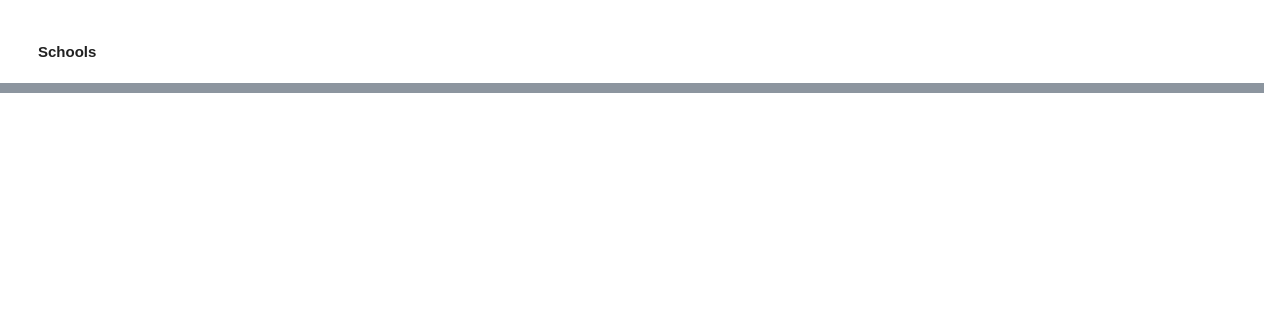
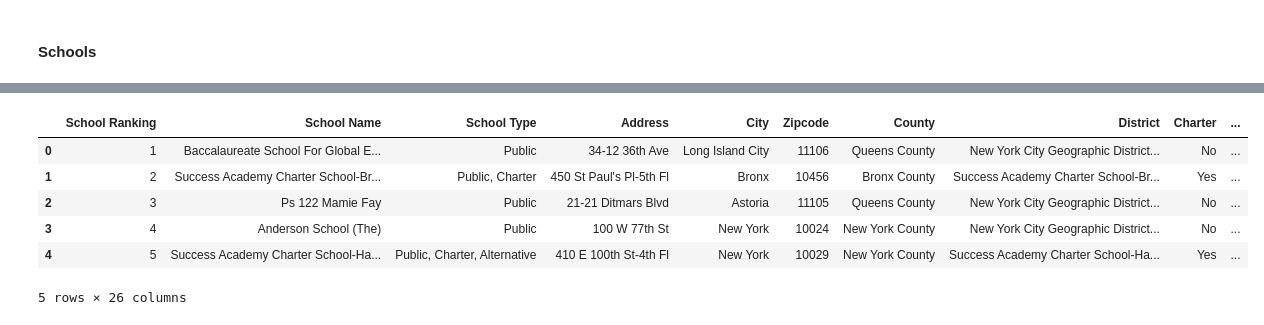
Before and after one commit to shadeetabasi/NYC-Challenge-Final, a Jupyter notebook: python_files/CSV to HTML.ipynb, the cells around one changed output, grey strips where cells are left out. Cells and saved outputs as stored; diff of their text form; code cells hidden in the pictures; blank space fills up the shorter version.

```diff
--- a/python_files/CSV to HTML.ipynb
+++ b/python_files/CSV to HTML.ipynb
@@ -121,12 +175,28 @@ elem.to_html("html_tables/elem_table.html", max_cols=100, index=False)
 # %%
-middle = middle[['ranking', 'school_name', 'school_type', 'address', 'city', 'zipcode', 'county', 'district', 'is_charter', 'is_magnet', 'is_title_i', 'total_students','total_expenditure_per_pupil', 'free_lunch_recipient', 'white', 'black', 'hispanic', 'asian']]
+middle = middle[['ranking', 'school_name', 'school_type', 'address', 'city', 'zipcode', 'county', 'district', 'is_charter', 'is_magnet', 'is_title_i', 'total_students','total_expenditure_per_pupil',
+                 'free_lunch_recipient', 'white', 'black', 'hispanic', 'asian','ranking_quartile',
+                 'type_is_Top 25th Percentile', 'type_is_50th Percentile', 'type_is_75th Percentile', 'type_is_Bottom 25th Percentile', 'lunch_eligibity_high', 'lunch_eligibity_high_False', 'lunch_eligibity_high_True']]
+
 
 middle.rename(columns={'ranking': 'School Ranking', 'school_name': 'School Name',
                     'school_type': 'School Type', 'address': 'Address', 'city': 'City', 'zipcode': 'Zipcode',
                     'county': 'County', 'district': 'District', 'is_charter': 'Charter', 'is_magnet': 'Magnet',
                      'is_title_i': 'Title I','total students': 'Total Students', 'free_lunch_recipient': 'Free Lunch Eligible',
                      'total_expenditure_per_pupil': 'Expenditure Per Pupil', 'white': 'White', 'black': 'Black', 'hispanic': 'Hispanic',
-                     'asian': 'Asian'}, inplace=True)
+                     'asian': 'Asian', 'type_is_Top 25th Percentile': 'Top 25th Percentile',
+                     'type_is_Top 50th Percentile': '50th Percentile','type_is_75th Percentile': '75th Percentile',
+                     'type_is_Bottom 25th Percentile': 'Bottom 25th Percentile', 'lunch_eligibity_high':
+                     'Subsidized Lunch > 72%', 'lunch_eligibity_high_False': 'Subsidized Lunch < City Avg', 'lunch_eligibity_high_True':'Subsidized Lunch > City Avg' }, inplace=True)
 
-middle.to_html("html_tables/middle_table.html", max_cols=100, index=False)
+middle.to_html("html_tables/middle_table.html", max_cols=100)
+
+middle.head()
+# %% [output]
+|  | School Ranking | School Name | School Type | Address | City | Zipcode | County | District | Charter | ... |
+| 0 | 1 | Baccalaureate School For Global E... | Public | 34-12 36th Ave | Long Island City | 11106 | Queens County | New York City Geographic District... | No | ... |
+| 1 | 2 | Success Academy Charter School-Br... | Public, Charter | 450 St Paul's Pl-5th Fl | Bronx | 10456 | Bronx County | Success Academy Charter School-Br... | Yes | ... |
+| 2 | 3 | Ps 122 Mamie Fay | Public | 21-21 Ditmars Blvd | Astoria | 11105 | Queens County | New York City Geographic District... | No | ... |
+| 3 | 4 | Anderson School (The) | Public | 100 W 77th St | New York | 10024 | New York County | New York City Geographic District... | No | ... |
+| 4 | 5 | Success Academy Charter School-Ha... | Public, Charter, Alternative | 410 E 100th St-4th Fl | New York | 10029 | New York County | Success Academy Charter School-Ha... | Yes | ... |
+5 rows × 26 columns
 # %%
```
Also changed, not shown: parts of 11 cells of this notebook, 1 other file.
